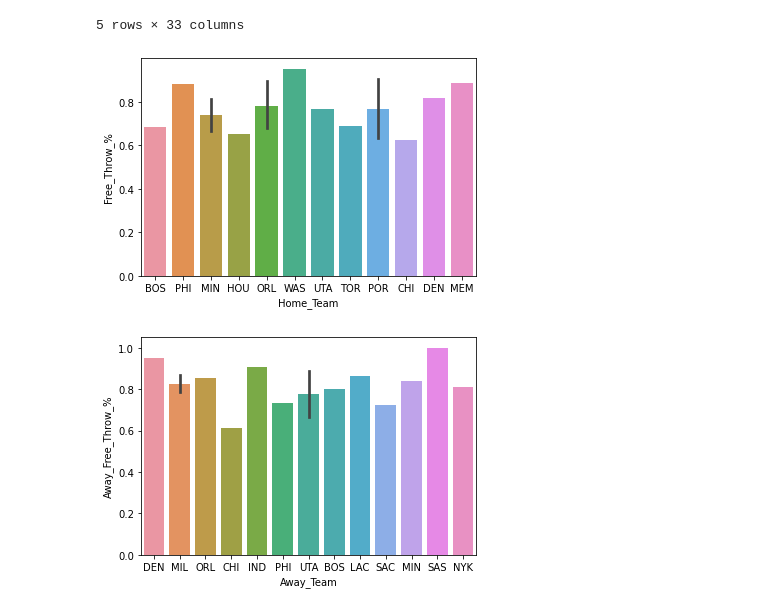
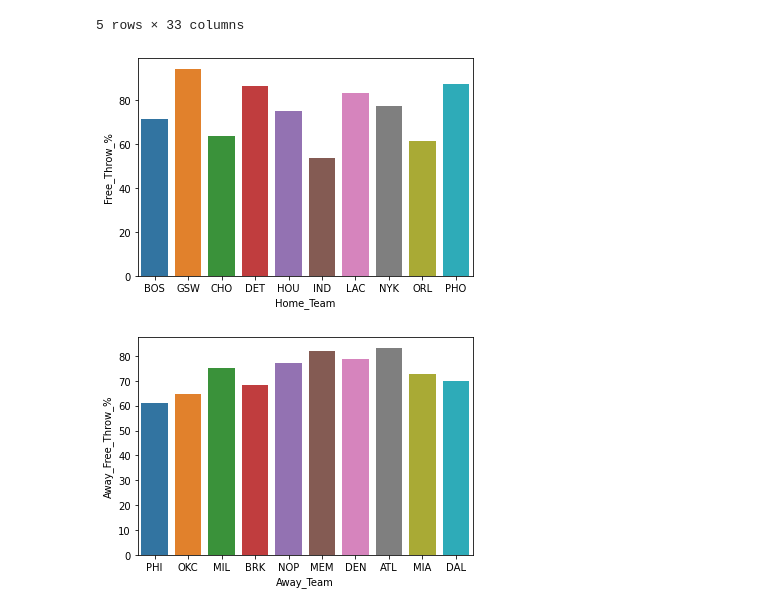
Before and after one commit to dingjamma/LHLFinalProject, a Jupyter notebook: data.ipynb, the cells around one changed output. Saved outputs shown, nothing was run; the diff lists cells and outputs as text; code cells hidden in the pictures.

```diff
--- a/data.ipynb
+++ b/data.ipynb
@@ -28,7 +28,7 @@ df = df.drop(df[df['@'] == '@'].index)
 df = df.drop(droplist, axis =1)
 df = df.dropna()
 # %%
-df = df.astype({'Free_Throw':'int','Points':'int','Free_Throw_%':'float','Away_Free_Throw_%':'float'})
+df = df.astype({'Free_Throw':'int','Points':'int','Free_Throw_%':'float','Away_Free_Throw_%':'float','Away_Free_Throw':'int','3Point_%':'float','2Point_%':'float','Away_Free_Throw_%':'float','Away_3Point_%':'float','Away_2Point_%':'float','Field_Goal_Attempts':'int','Away_Points':'int','Away_Field_Goal_Attempts':'int'})
 # %%
 #homestat & away stat for data cleaning
 homestatlist = ['Field_Goal','Field_Goal_Attempts','Field_Goal_%','2Point','2Point_Attempts','2Point_%','3Point','3Point_Attempts','3Point_%','Free_Throw','Free_Throw_Attempt','Free_Throw_%','Points']
@@ -56,13 +95,13 @@ for x in newdf['Team']:
 # %%
 #HomeFreeThrow
-ax = sns.barplot(x=df["Home_Team"].sample(16), y=df["Free_Throw_%"])
+ax = sns.barplot(x=df["Home_Team"].head(10), y=df["Free_Throw_%"]*100)
 # %% [output]
-[figure, old version]
+[figure, new version]
 # %%
 #AwayFreeThrow
-ax = sns.barplot(x=df["Away_Team"].sample(16), y=df["Away_Free_Throw_%"])
+axe = sns.barplot(x=df["Away_Team"].head(10), y=df["Away_Free_Throw_%"]*100)
 # %% [output]
-[figure, old version]
+[figure, new version]
 # %%
 #Looking at Free Throw in home court advantage, Free Throw points / Total Points
 FTP_TP = round((df['Free_Throw']/df['Points']*100),2)
```
Also changed, not shown: parts of 20 cells of this notebook.
